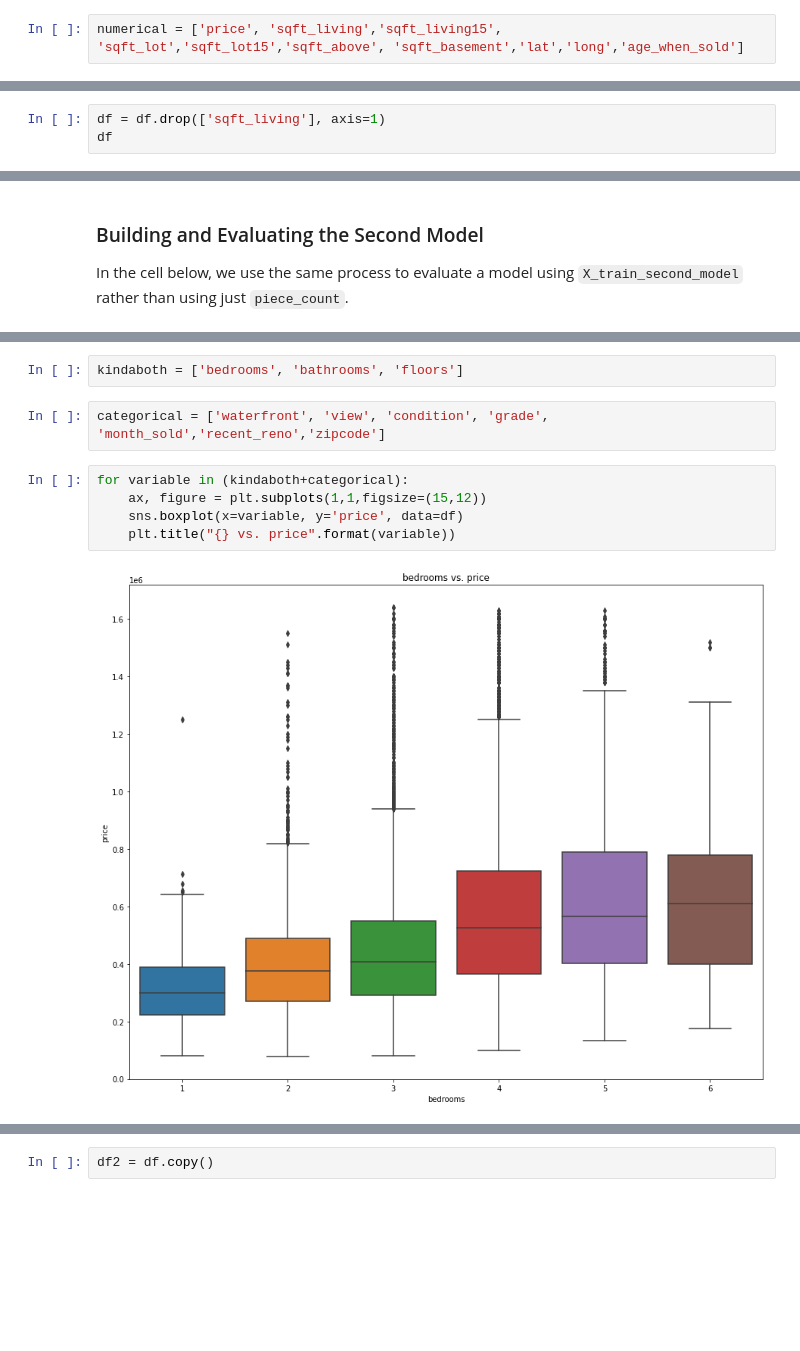
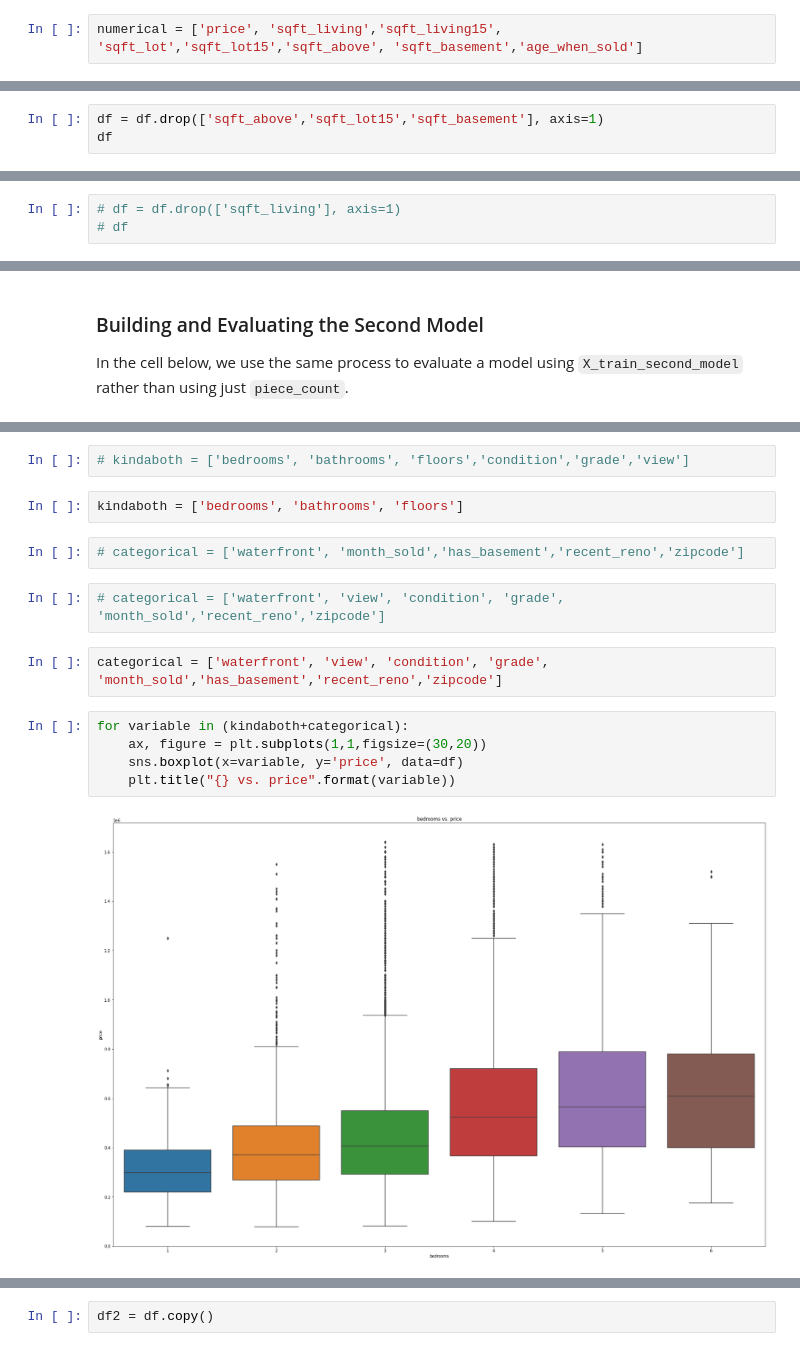
Before and after one commit to vict0rkang/dsc-phase-2-project-v2-3, a Jupyter notebook: index.ipynb, the cells around one changed output, grey strips where cells are left out. Drawn from its saved outputs; the diff is of its cells as text; blank space fills up the shorter version.

```diff
--- a/index.ipynb
+++ b/index.ipynb
@@ -792,5 +942,5 @@ df.hist(figsize  = [20, 10]);
 # %%
-numerical = ['price', 'sqft_living','sqft_living15', 'sqft_lot','sqft_lot15','sqft_above', 'sqft_basement','lat','long','age_when_sold']
+numerical = ['price', 'sqft_living','sqft_living15', 'sqft_lot','sqft_lot15','sqft_above', 'sqft_basement','age_when_sold']
 # %%
 kindaboth = ['bedrooms', 'bathrooms', 'floors']
 # %%
@@ -1174,0 +1360,3 @@ dfcorr[(dfcorr.cc>.85) & (dfcorr.cc <1)]
+# %%
+df = df.drop(['sqft_above','sqft_lot15','sqft_basement'], axis=1)
+df
@@ -1175,3 +1377,3 @@ dfcorr[(dfcorr.cc>.85) & (dfcorr.cc <1)]
 # %%
-df = df.drop(['sqft_living'], axis=1)
-df
+# df = df.drop(['sqft_living'], axis=1)
+# df
@@ -1290,11 +1484,17 @@ numerical = ['sqft_living15', 'sqft_lot','sqft_lot15','sqft_above', 'sqft_baseme
+# %%
+# kindaboth = ['bedrooms', 'bathrooms', 'floors','condition','grade','view']
 # %%
 kindaboth = ['bedrooms', 'bathrooms', 'floors']
+# %%
+# categorical = ['waterfront', 'month_sold','has_basement','recent_reno','zipcode']
+# %%
+# categorical = ['waterfront', 'view', 'condition', 'grade', 'month_sold','recent_reno','zipcode']
 # %%
-categorical = ['waterfront', 'view', 'condition', 'grade', 'month_sold','recent_reno','zipcode']
+categorical = ['waterfront', 'view', 'condition', 'grade', 'month_sold','has_basement','recent_reno','zipcode']
 # %%
 for variable in (kindaboth+categorical):
-    ax, figure = plt.subplots(1,1,figsize=(15,12))
+    ax, figure = plt.subplots(1,1,figsize=(30,20))
     sns.boxplot(x=variable, y='price', data=df)
     plt.title("{} vs. price".format(variable))
 # %% [output]
-[figure, old version]
+[figure, new version]
```
Also changed, not shown: parts of 100 cells of this notebook, 1 other file.
